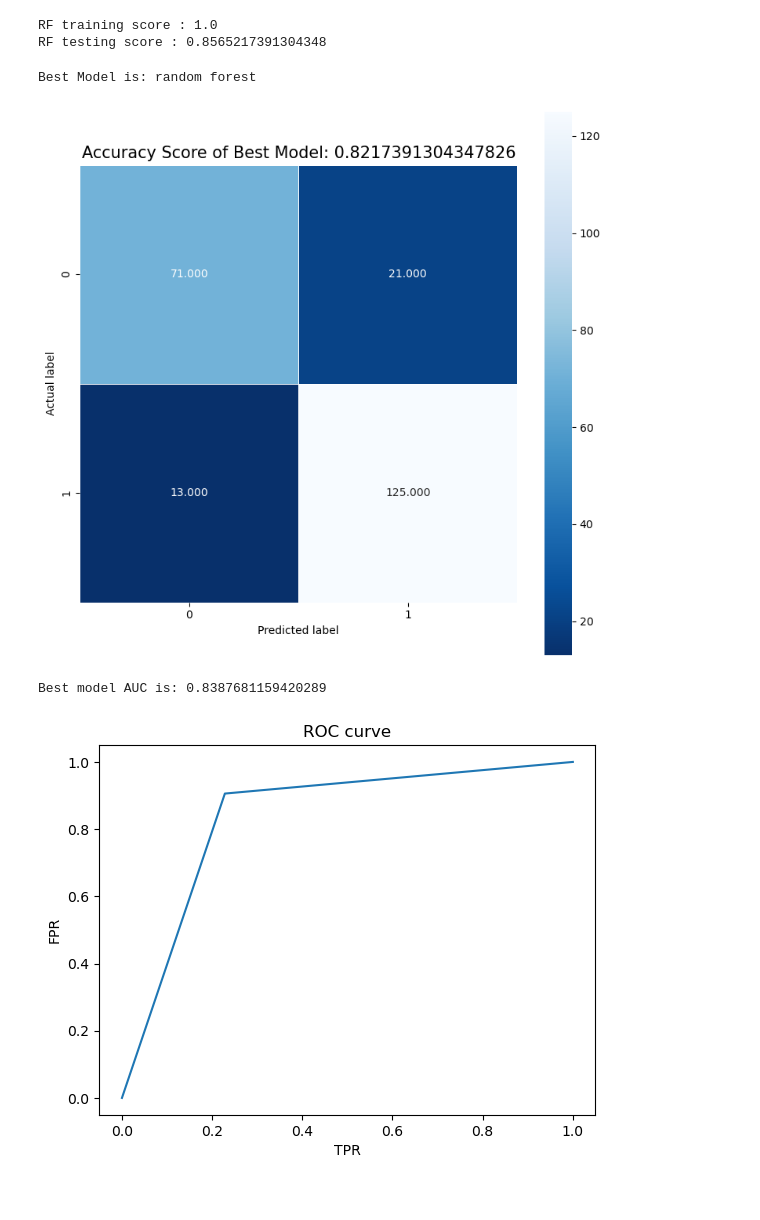
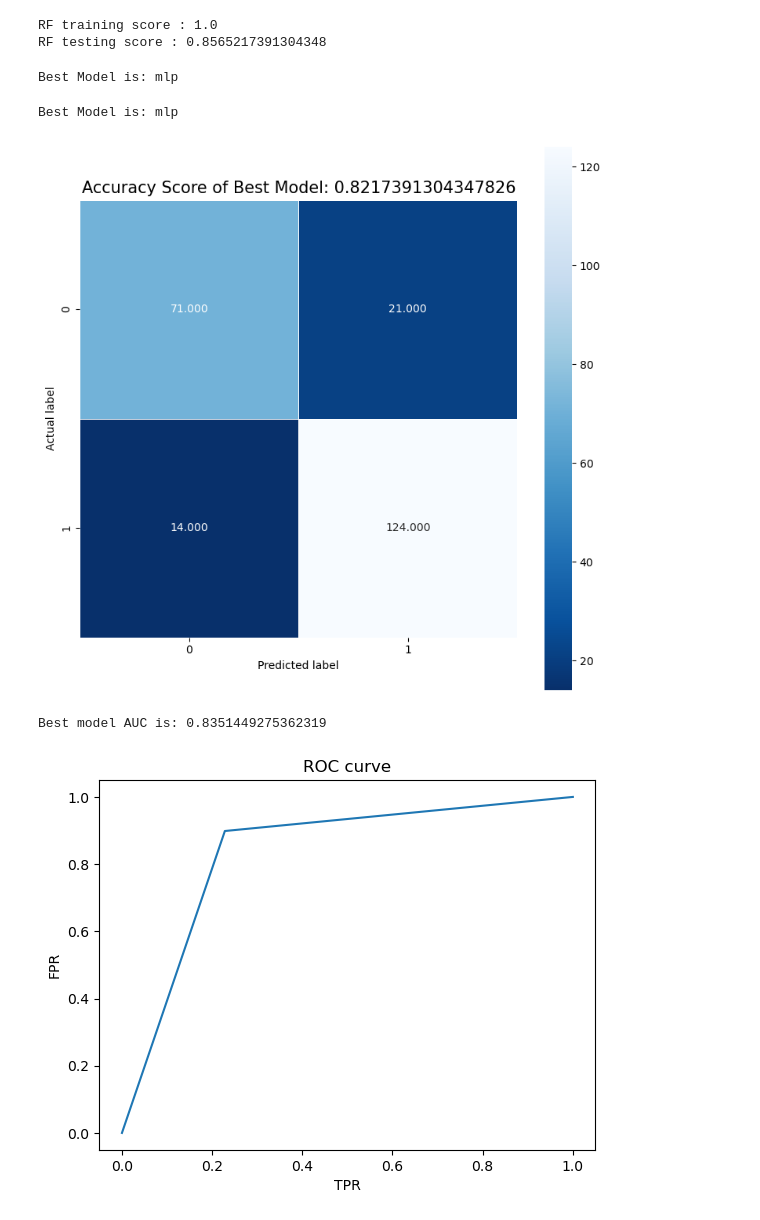
Before and after one commit to UCB-stat-159-s23/project-Group21, a Jupyter notebook: analysis/modeling.ipynb, the cells around one changed output. Cells and saved outputs as stored; diff of their text form; code cells hidden in the pictures.

Commit message:
updated utils.py with 3 functions

```diff
--- a/analysis/modeling.ipynb
+++ b/analysis/modeling.ipynb
@@ -257,9 +238,49 @@ def choose_best_model(logisticRegr, clf, RF):
 # %%
 logisticRegr, clf, RF = fit_models(x_train, y_train, x_test, y_test)
-# %%
-choose_best_model(logisticRegr, clf, RF)
-# %% [output]
-Best Model is: random forest
-[figure, removed]
-Best model AUC is: 0.8387681159420289
-[figure, removed]
+# %%
+best_model, best_test_predictions, best_model_name = choose_best_model(logisticRegr, clf, RF)
+# %% [output]
+Best Model is: mlp
+# %%
+def graph_confusion_roc(best_model, x_test, y_test, best_test_predictions, best_model_name):
+    '''
+    this function
+    creates graphs of roc curve and confusion matrix for the best model
+
+    inputs:
+        - best_model = given by
+    outputs:
+        - graph of roc curve, saved to ./figures
+        - graph of confusion matrix, saved to ./figures
+
+    '''
+
+
+    print('Best Model is: {0}'.format(best_model_name))
+    cm = metrics.confusion_matrix(y_test, best_test_predictions)
+
+    plt.figure(figsize=(9,9))
+    sns.heatmap(cm, annot=True, fmt=".3f", linewidths=.5, square = True, cmap = 'Blues_r')
+    plt.ylabel('Actual label')
+    plt.xlabel('Predicted label')
+    all_sample_title = 'Accuracy Score of Best Model: {0}'.format(score)
+    plt.title(all_sample_title, size = 15)
+    plt.savefig('../figures/'+ best_model_name + '_confusion_matrix')
+    plt.show()
+
+
+    fpr, tpr, thresholds = metrics.roc_curve(list(y_test), best_test_predictions)
+    print( "Best model AUC is: {0}".format(metrics.auc(fpr, tpr)))
+    plt.plot(fpr, tpr)
+    plt.title("ROC curve")
+    plt.xlabel("TPR")
+    plt.ylabel("FPR")
+    plt.savefig('../figures/'+ best_model_name + '_ROC_curve')
+    plt.show()
+# %%
+graph_confusion_roc(best_model, x_test, y_test, best_test_predictions, best_model_name)
+# %% [output]
+Best Model is: mlp
+[figure, added]
+Best model AUC is: 0.8351449275362319
+[figure, added]
```
Also changed, not shown: parts of 1 cell of this notebook, 3 other files.
